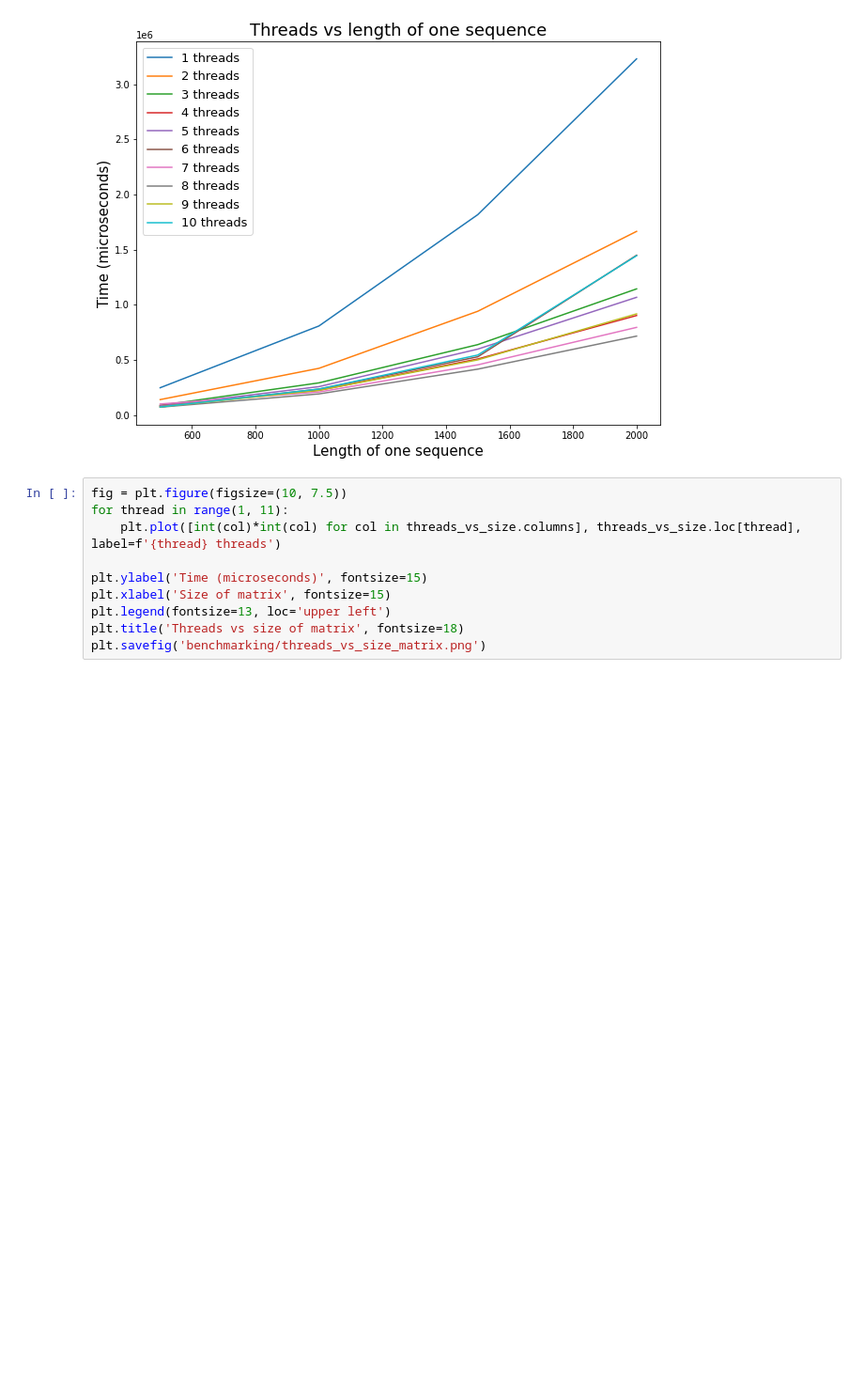
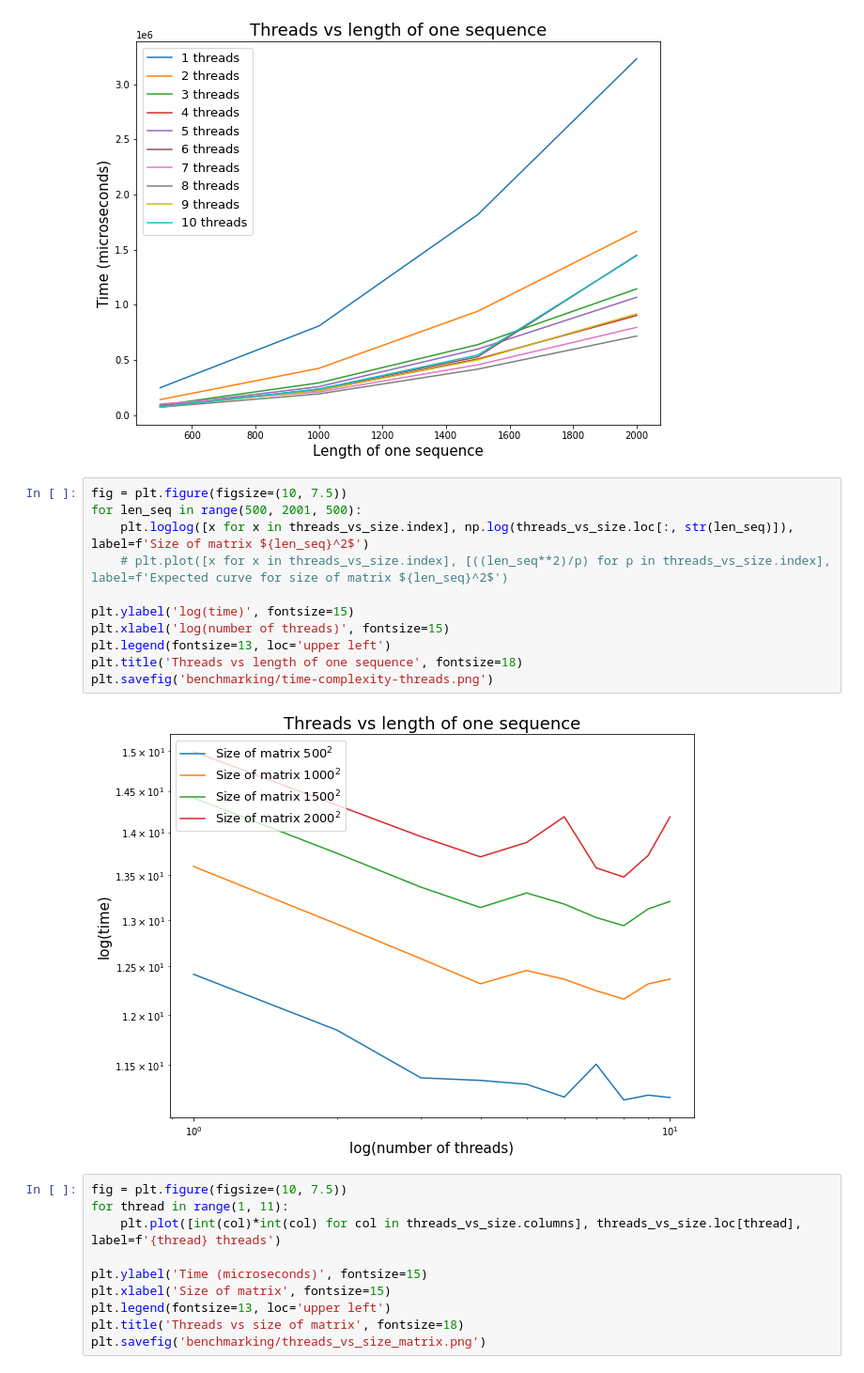
Before and after one commit to guruprerana/cse305-project, a Jupyter notebook: benchmark_analysis.ipynb, the cells around one changed output. Shown: that part at 94% size. Cells and saved outputs as stored; diff of their text form; blank space fills up the shorter version.

Commit message:
added log log plot to notebook

```diff
--- a/benchmark_analysis.ipynb
+++ b/benchmark_analysis.ipynb
@@ -49,6 +50,19 @@ plt.title('Threads vs length of one sequence', fontsize=18)
 plt.savefig('benchmarking/threads_vs_size.png')
 # %% [output]
 [figure]
+# %%
+fig = plt.figure(figsize=(10, 7.5))
+for len_seq in range(500, 2001, 500):
+    plt.loglog([x for x in threads_vs_size.index], np.log(threads_vs_size.loc[:, str(len_seq)]), label=f'Size of matrix ${len_seq}^2$')
+    # plt.plot([x for x in threads_vs_size.index], [((len_seq**2)/p) for p in threads_vs_size.index], label=f'Expected curve for size of matrix ${len_seq}^2$')
+
+plt.ylabel('log(time)', fontsize=15)
+plt.xlabel('log(number of threads)', fontsize=15)
+plt.legend(fontsize=13, loc='upper left')
+plt.title('Threads vs length of one sequence', fontsize=18)
+plt.savefig('benchmarking/time-complexity-threads.png')
+# %% [output]
+[figure, added]
 # %%
 fig = plt.figure(figsize=(10, 7.5))
 for thread in range(1, 11):
```
Also changed, not shown: parts of 1 cell of this notebook, 1 other file.
